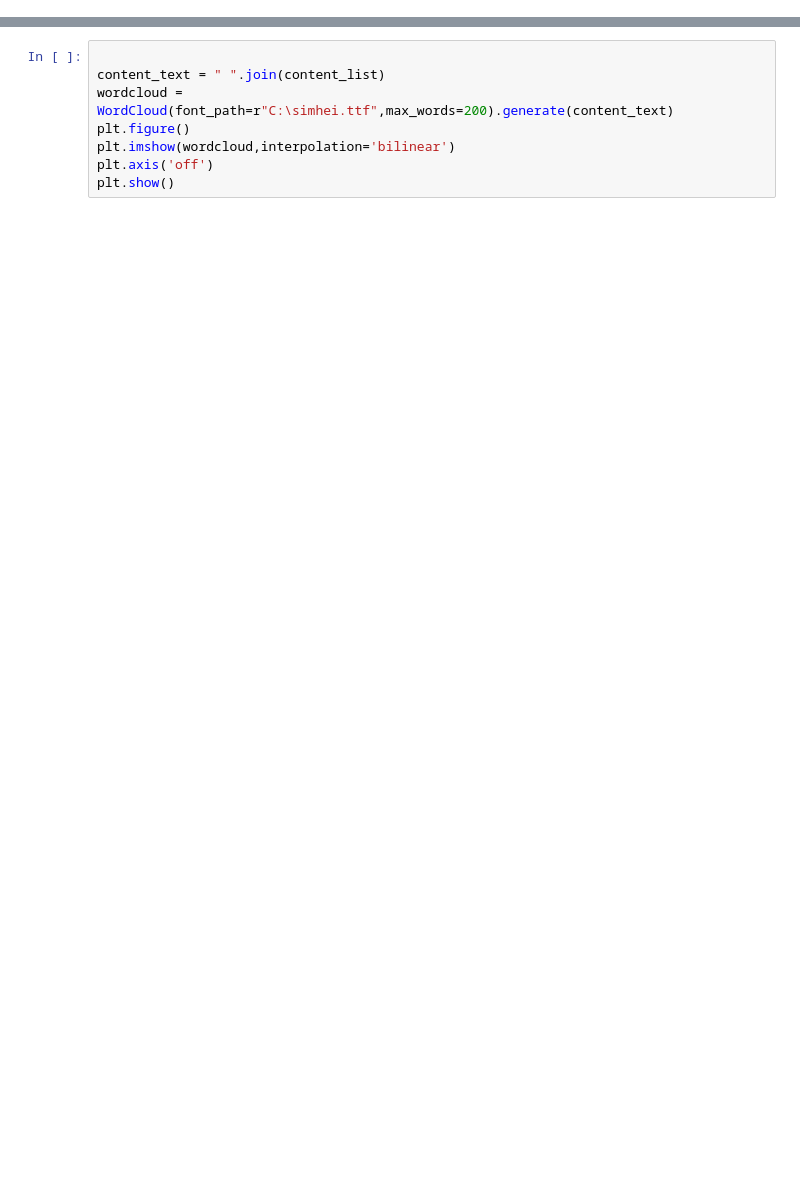
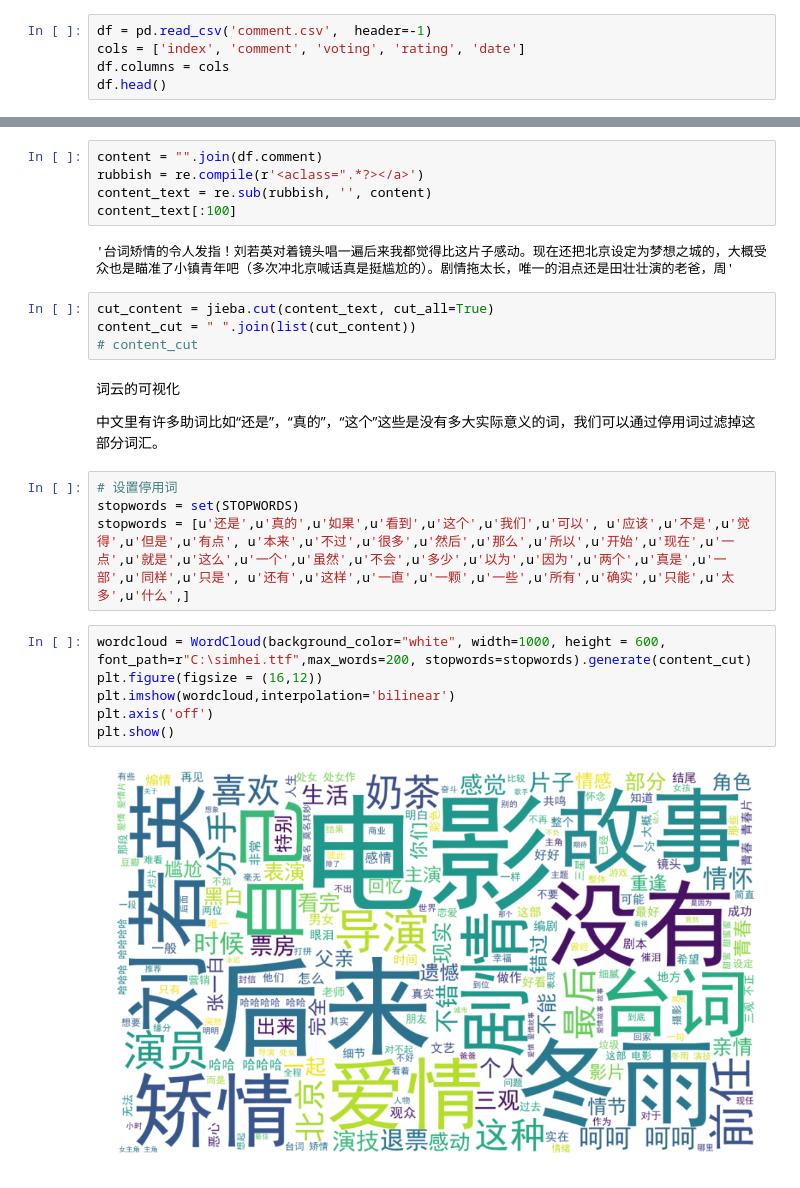
Before and after one commit to 13122100560/Scrapper-HouLaiUs, a Jupyter notebook: visualization.ipynb, the cells around one changed output, grey strips where cells are left out. Cells and saved outputs as stored; diff of their text form; blank space fills up the shorter version.

```diff
--- a/visualization.ipynb
+++ b/visualization.ipynb
@@ -23,0 +20,5 @@ See the Python documentation for more information on how to install packages:
+# %%
+df = pd.read_csv('comment.csv',  header=-1)
+cols = ['index', 'comment', 'voting', 'rating', 'date']
+df.columns = cols
+df.head()
@@ -24,8 +145,27 @@ See the Python documentation for more information on how to install packages:
+# %%
+content = "".join(df.comment)
+rubbish = re.compile(r'<aclass=".*?></a>')
+content_text = re.sub(rubbish, '', content)
+content_text[:100]
+# %% [output]
+'台词矫情的令人发指！刘若英对着镜头唱一遍后来我都觉得比这片子感动。现在还把北京设定为梦想之城的，大概受众也是瞄准了小镇青年吧（多次冲北京喊话真是挺尴尬的）。剧情拖太长，唯一的泪点还是田壮壮演的老爸，周'
+# %%
+cut_content = jieba.cut(content_text, cut_all=True)
+content_cut = " ".join(list(cut_content))
+# content_cut
+# %% [markdown]
+词云的可视化
+
+中文里有许多助词比如“还是”，“真的”，“这个”这些是没有多大实际意义的词，我们可以通过停用词过滤掉这部分词汇。
+# %%
+# 设置停用词
+stopwords = set(STOPWORDS)
+stopwords = [u'还是',u'真的',u'如果',u'看到',u'这个',u'我们',u'可以', u'应该',u'不是',u'觉得',u'但是',u'有点', u'本来',u'不过',u'很多',u'然后',u'那么',u'所以',u'开始',u'现在',u'一点',u'就是',u'这么',u'一个',u'虽然',u'不会',u'多少',u'以为',u'因为',u'两个',u'真是',u'一部',u'同样',u'只是', u'还有',u'这样',u'一直',u'一颗',u'一些',u'所有',u'确实',u'只能',u'太多',u'什么',]
 # %%
-
-content_text = " ".join(content_list)
-wordcloud = WordCloud(font_path=r"C:\simhei.ttf",max_words=200).generate(content_text)
-plt.figure()
+wordcloud = WordCloud(background_color="white", width=1000, height = 600, font_path=r"C:\simhei.ttf",max_words=200, stopwords=stopwords).generate(content_cut)
+plt.figure(figsize = (16,12))
 plt.imshow(wordcloud,interpolation='bilinear')
 plt.axis('off')
 plt.show()
+# %% [output]
+[figure, added]
```
Also changed, not shown: parts of 21 cells of this notebook, 2 other files.
